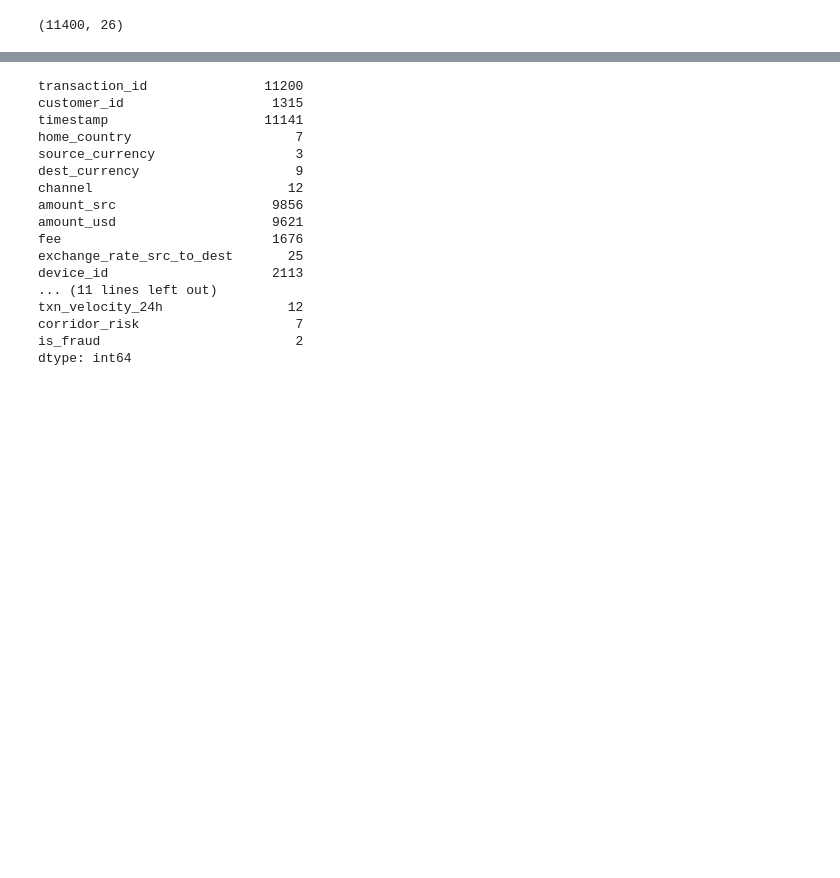
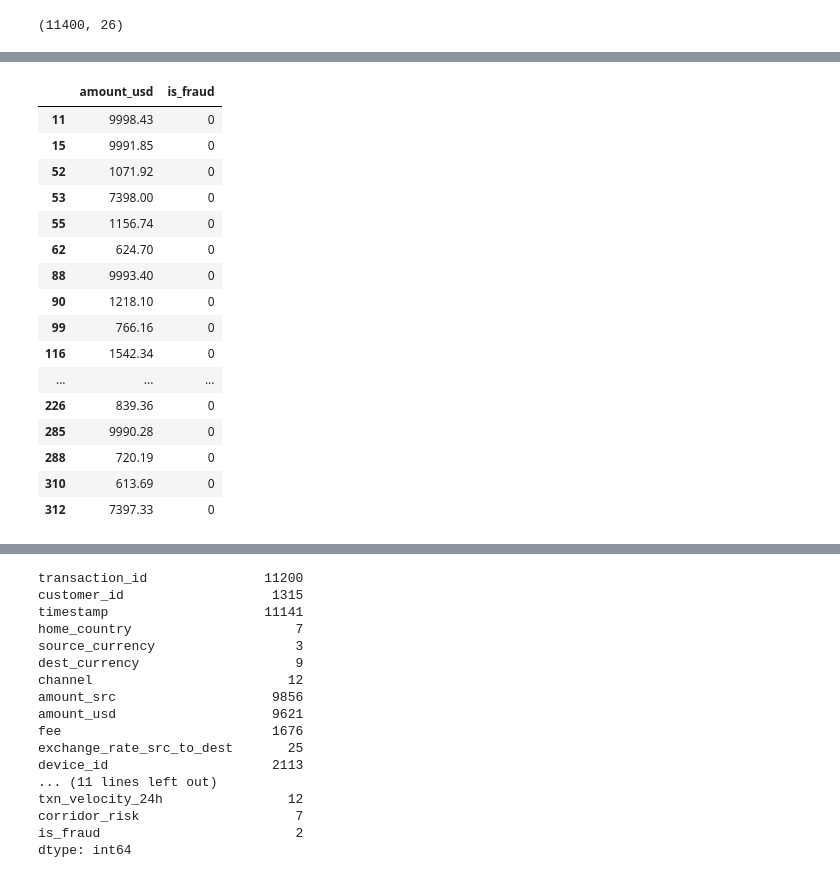
Before and after one commit to fattyabdulkarim/fraud-detection, a Jupyter notebook: Notebook/EDA.ipynb, the cells around one changed output, grey strips where cells are left out. Cells and saved outputs as stored; diff of their text form; code cells hidden in the pictures; blank space fills up the shorter version.

```diff
--- a/Notebook/EDA.ipynb
+++ b/Notebook/EDA.ipynb
@@ -71,0 +359,21 @@ df[df.duplicated()]
+# %%
+#to see if the transactions is normal
+amount_outliers[['amount_usd', 'is_fraud']].head(20)
+# %% [output]
+|  | amount_usd | is_fraud |
+| 11 | 9998.43 | 0 |
+| 15 | 9991.85 | 0 |
+| 52 | 1071.92 | 0 |
+| 53 | 7398.00 | 0 |
+| 55 | 1156.74 | 0 |
+| 62 | 624.70 | 0 |
+| 88 | 9993.40 | 0 |
+| 90 | 1218.10 | 0 |
+| 99 | 766.16 | 0 |
+| 116 | 1542.34 | 0 |
+| ... | ... | ... |
+| 226 | 839.36 | 0 |
+| 285 | 9990.28 | 0 |
+| 288 | 720.19 | 0 |
+| 310 | 613.69 | 0 |
+| 312 | 7397.33 | 0 |
```
Also changed, not shown: parts of 46 cells of this notebook, 1 other file.
